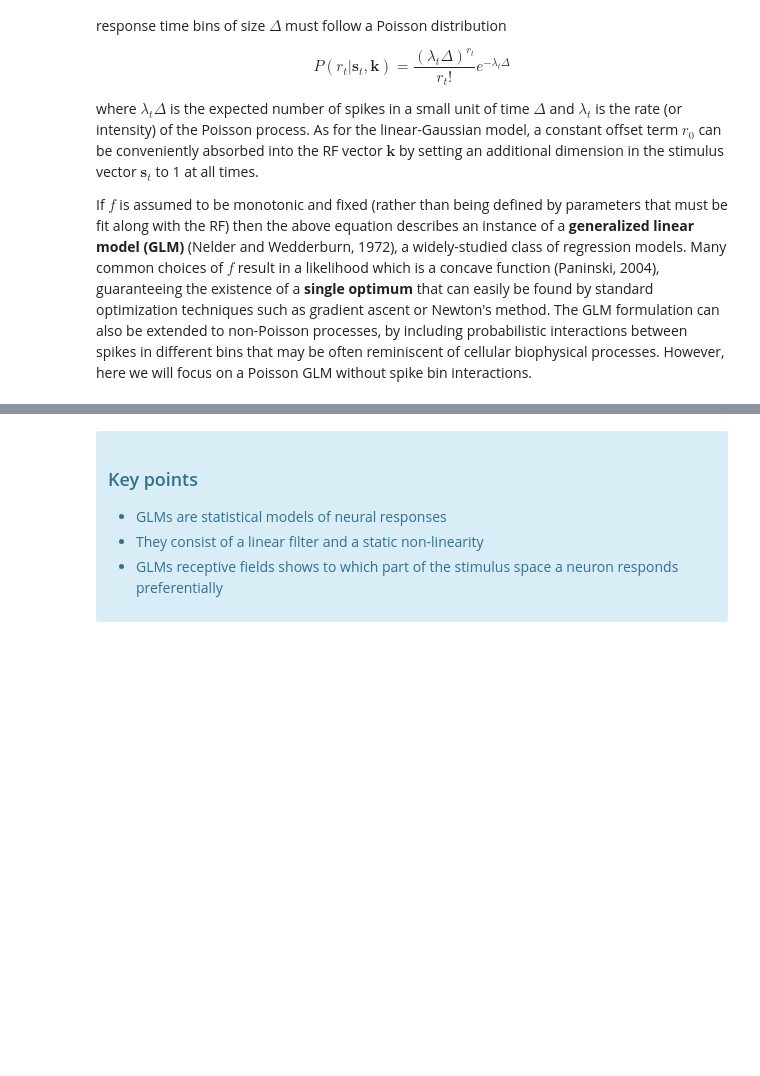
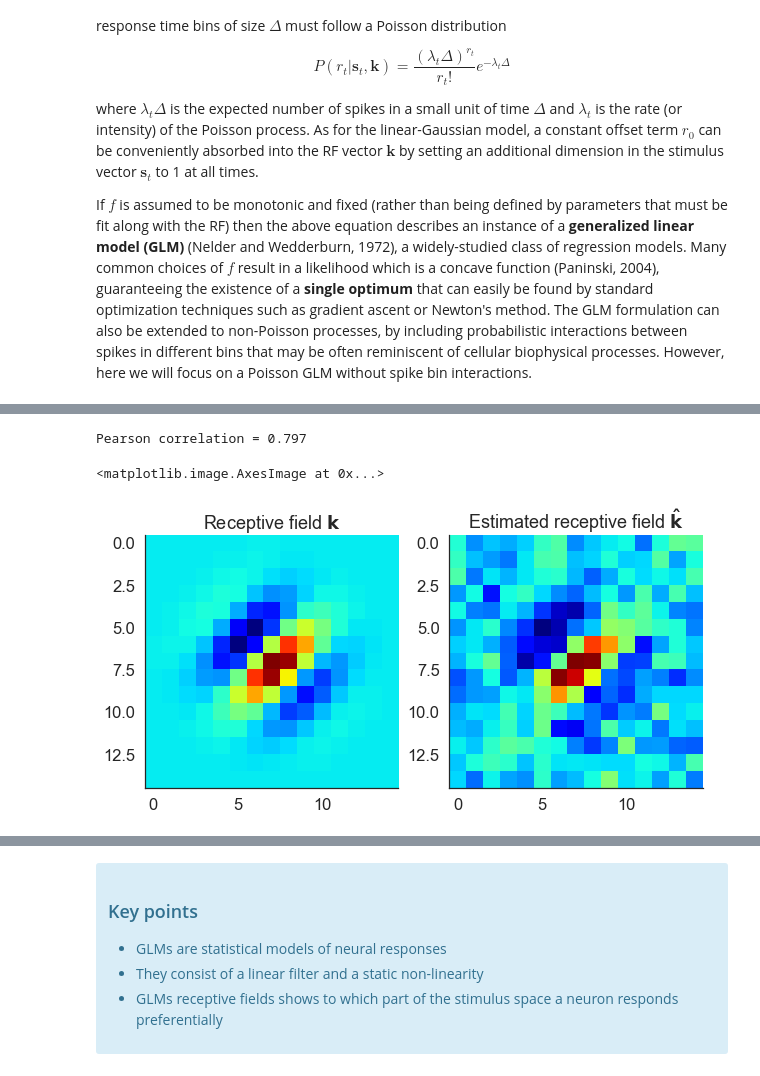
Before and after one commit to neural-data-science-course/single-cell-analysis, a Jupyter notebook: 02-GLMs/GLMs.ipynb, the cells around one changed output, grey strips where cells are left out. Saved outputs shown, nothing was run; the diff lists cells and outputs as text; code cells hidden in the pictures; blank space fills up the shorter version.

```diff
--- a/02-GLMs/GLMs.ipynb
+++ b/02-GLMs/GLMs.ipynb
@@ -402,0 +401,40 @@ and with $\frac{\partial{\lambda_t}}{\partial{\mathbf{k}}} = \mathbf{s}\lambda_t
+# %%
+from scipy.optimize import minimize
+
+# define functions for minimisation
+def cost(k, spike_counts, S,alpha=1):
+    #negative loglikelihood function to minimize
+    ks = np.dot(k, S.T)
+    lamda = np.exp(ks)
+    return -np.dot(spike_counts, ks) + dt * np.sum(lamda)
+
+
+def grad(k, spike_counts, S):
+    # expression of the gradient of the negative log likelihood (note the sign is flipped accordingly)
+
+    ks = np.dot(k, S.T)
+    lamda = np.exp(ks)
+    return -np.dot(S.T, spike_counts - dt*lamda)
+
+k_STA = np.inner(S_flat.T, spike_counts) / np.sum(spike_counts)
+res = minimize(fun = cost, x0 = k_STA / 10, args = (spike_counts, S_flat), method = 'Newton-CG', jac = grad)
+
+K_est = res.x
+
+print("Pearson correlation = {:.3f}".format(np.inner(K.ravel(), K_est[:-1]) / (np.linalg.norm(K.ravel()) * np.linalg.norm(K_est[:-1]))))
+# %% [output]
+Pearson correlation = 0.797
+# %%
+# show result
+plt.figure(figsize=(10,5))
+
+plt.subplot(1,2,1)
+plt.title(r'Receptive field $\mathbf{k}$')
+plt.imshow(K)
+
+plt.subplot(1,2,2)
+plt.title(r'Estimated receptive field $\mathbf{\hat{k}}$')
+plt.imshow(K_est[:-1].reshape(15, 15))
+# %% [output]
+<matplotlib.image.AxesImage at 0x...>
+[figure, added]
```
Also changed, not shown: parts of 19 cells of this notebook.
